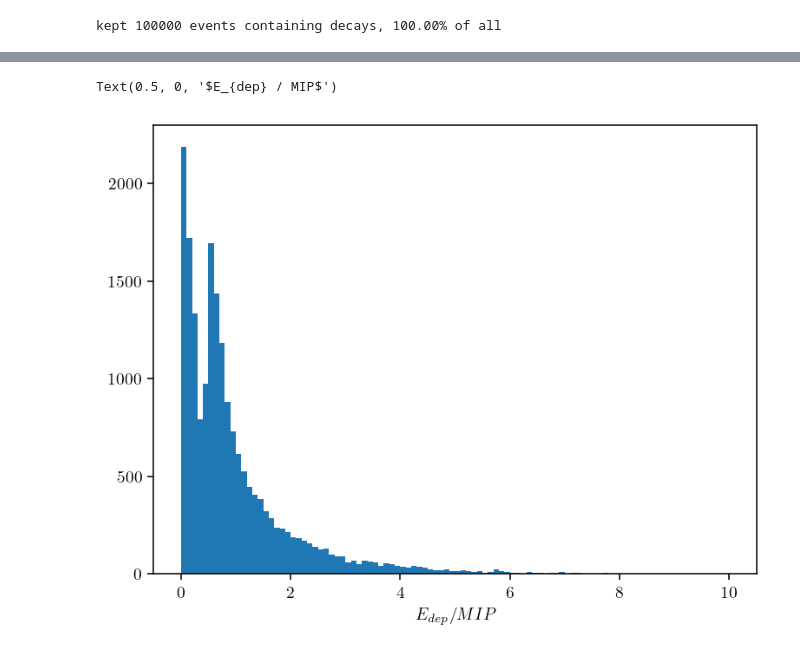
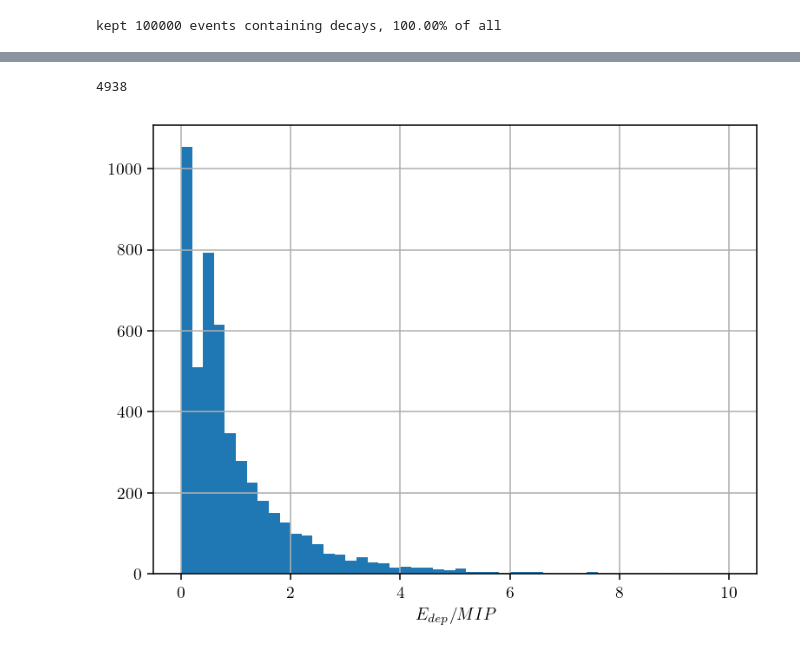
Before and after one commit to kauniska/ecal_reco, a Jupyter notebook: geant4/analysis/decay.ipynb, the cells around one changed output, grey strips where cells are left out. Cells and saved outputs as stored; diff of their text form; code cells hidden in the pictures.

```diff
--- a/geant4/analysis/decay.ipynb
+++ b/geant4/analysis/decay.ipynb
@@ -22,18 +22,24 @@ plt.rcParams.update({
 })
 # %%
 # later, one can use concatenation of data_0001.root - data_0008.root files as well. One is enough for testing
-file_path = '/Users/lucahartman/Documents/EPFL/MA1/project/ecal_reco/geant4/data_decay3.root'
+file_path = '/Users/lucahartman/Documents/EPFL/MA1/project/ecal_reco/geant4/data_decay5.root'
 
-branch_list = ['E', 'Edep', 'pdg', 'EcalEdep',
-               'layerID', 'barID', 'Nhits', 'tx', 'ty', 'x0', 'y0', 'n_sec',
-               'ProcessID', 'x_decay', 'y_decay', 'z_decay', 'size_XY', 'size_Z']
+branch_list_detector = ['E', 'pdg', 'EcalEdep', 'layerID', 'barID', 'Nhits']
+branch_list_run = ['E', 'Edep', 'tx', 'ty', 'x0', 'y0', 'n_sec', 'ProcessID', 'x_decay', 'y_decay', 'z_decay', 'size_XY', 'size_Z']
+branch_list_electrons = ['E', 'Vertex_E', 'muID', 'e_layer', 'e_row']
 with uproot.open(file_path) as tree:
-        hits_dict = tree['events'].arrays(branch_list, library="np")
+        detector_dict = tree['detector'].arrays(branch_list_detector, library="np")
+        run_dict = tree['run'].arrays(branch_list_run, library="np")
+        electrons_dict = tree['electrons'].arrays(branch_list_electrons, library="np")
 
-df_hits = pd.DataFrame.from_dict(hits_dict)
-og = len(df_hits)
-df_hits.query('ProcessID == 0', True)
-print('kept {} events containing decays, {:.2f}% of all'.format(len(df_hits), len(df_hits)/og * 100))
+df_detector = pd.DataFrame.from_dict(detector_dict)
+df_run = pd.DataFrame.from_dict(run_dict)
+df_electrons = pd.DataFrame.from_dict(electrons_dict)
+df = pd.concat([df_run, df_detector, df_electrons], axis=1)
+# df = pd.merge(df, df_electrons)
+og = len(df_detector)
+df.query('ProcessID == 0', True)
+print('kept {} events containing decays, {:.2f}% of all'.format(len(df), len(df)/og * 100))
 # %% [output]
 kept 100000 events containing decays, 100.00% of all
 # %%
@@ -89,5 +91,5 @@ def create_tracks(df, plot=False):
 # %%
-tracks, tags, decay_pos, decay_pos_det, all_hits_x_x, all_hits_x_z, all_hits_y_y, all_hits_y_z = create_tracks(df_hits)
+tracks, decay_pos, decay_pos_det, all_hits_x_x, all_hits_x_z, all_hits_y_y, all_hits_y_z = create_tracks(df.head(10000))
 # import line_profiler
 # %reload_ext line_profiler
 # %lprun -f create_tracks create_tracks(df_hits.head(100))
@@ -274,14 +290,16 @@ fig.colorbar(h[3], ax = axs[1])
 # %%
 # energy distribution in units of MIPs
 edeps = []
 for t in tqdm(tracks, desc = 'tracks'):
     edeps.extend([h.value for h in t.x.hits])
     edeps.extend([h.value for h in t.y.hits])
 
 edeps = np.array(edeps)
+print(len(edeps))
 plt.figure()
-plt.hist(edeps / 1.32749, bins=100, range=[0, 10], label='data')
+plt.hist(edeps / 1.48320, bins=50, range=[0, 10], label='data')
 plt.xlabel('$E_{dep} / MIP$')
+plt.grid(True)
 # %% [output]
-Text(0.5, 0, '$E_{dep} / MIP$')
+4938
-[figure, old version]
+[figure, new version]
```
Also changed, not shown: parts of 6 cells of this notebook.
